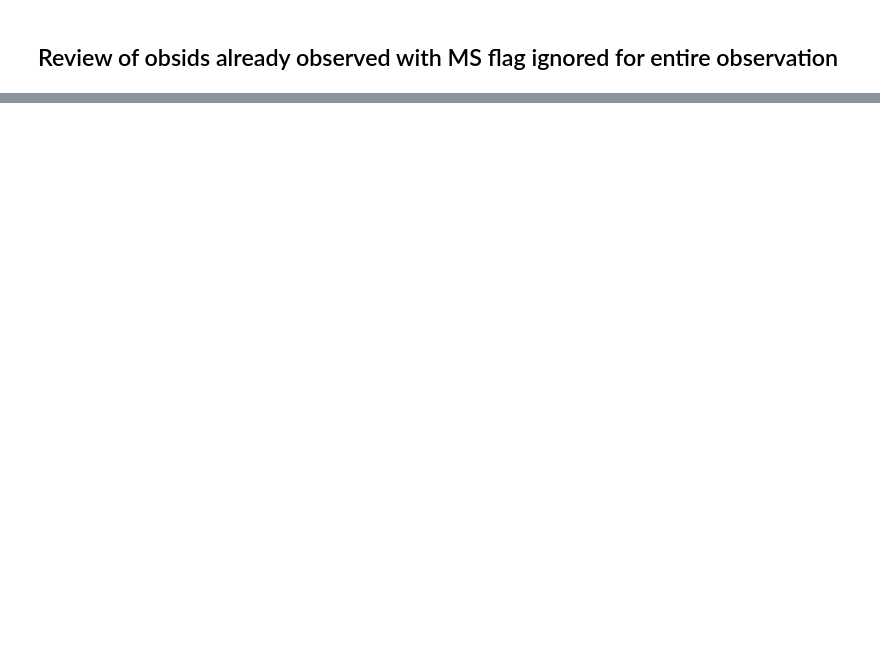
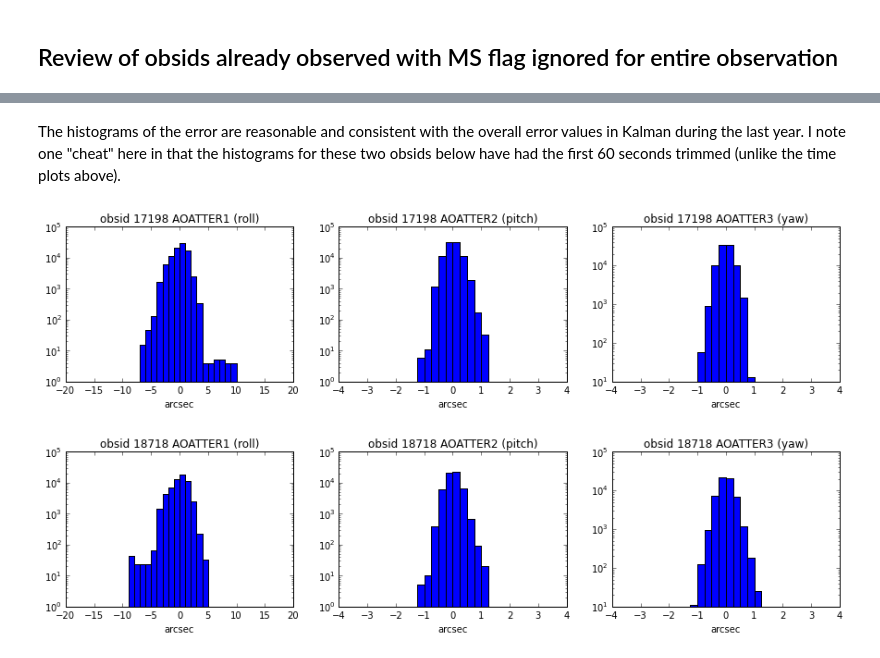
Before and after one commit to sot/aca_status_flags, a Jupyter notebook: ms_disable_in_guide_review.ipynb, the cells around one changed output, grey strips where cells are left out. Cells and saved outputs as stored; diff of their text form; code cells hidden in the pictures; blank space fills up the shorter version.

```diff
--- a/ms_disable_in_guide_review.ipynb
+++ b/ms_disable_in_guide_review.ipynb
@@ -42,12 +228,0 @@ for obsid in obsids:
-# %%
-for obsid in obsids:
-    manvr = events.manvrs.filter(obsid=obsid)[0]
-    obs = events.obsids.filter(obsid=obsid)[0]
-    att_msids = ['AOATTER1', 'AOATTER2', 'AOATTER3']
-    axis_label = ['roll', 'pitch', 'yaw']
-    obs_att_data = fetch.MSIDset(att_msids, manvr.kalman_start, obs.stop)
-    for msid, label in zip(att_msids, axis_label):
-        figure()
-        plot_cxctime(obs_att_data[msid].times, obs_att_data[msid].vals, 'b,')
-        title("{} {} ({})".format(obsid, msid, label))
-        ylabel("radians")
@@ -78,30 +228,0 @@ def get_combined_errs(slot_data, slots, flags):
-# %%
-msids = ['AOACIMS', 'AOACISP', 'AOACIIR', 'AOACFCT', 'AOACYAN', 'AOACZAN', 'AOACMAG']
-slots = [3, 4, 5, 6, 7]
-slot_msids = ['{}{}'.format(msid, slot) for slot in slots for msid in msids]
-for obsid in obsids:
-    manvr = events.manvrs.filter(obsid=obsid)[0]
-    obs = events.obsids.filter(obsid=obsid)[0]
-    slot_data = fetch.MSIDset(slot_msids, manvr.kalman_start, obs.stop)
-    # How many slots would be used in Kalman if respecting the MS flag
-    bad_sum_with_ms = get_combined_errs(slot_data, slots, ['AOACIMS', 'AOACIIR', 'AOACISP'])
-    # How many slots actually/expected in Kalman based only on flags and track status
-    bad_sum_no_ms = get_combined_errs(slot_data, slots, ['AOACIIR', 'AOACISP'])
-    figure()
-    plot(5 - bad_sum_with_ms)
-    title("{} {}".format(obsid, 'Expected Kalman stars if MS used'))
-    ylim(0,5)
-    figure()
-    plot(5 - bad_sum_no_ms)
-    title("{} {}".format(obsid, "Expected Kalman stars"))
-    ylim(0,5)
-    # This is largely consistent with what is actually seen in the KALSTR data
-    kalstr_data = fetch.Msid('AOKALSTR', manvr.kalman_start, obs.stop)
-    figure()
-    kalstr_data.plot()
-    ylim(ymin=0, ymax=5)
-    title("{} {}".format(obsid, "AOKALSTR"))
-    delta_kalstr = kalstr_data.vals.astype(int) - (5 - bad_sum_no_ms)
-    figure()
-    plot(delta_kalstr)
-    title("{} {}".format(obsid, "Observed - Expected N Kalman Stars"))
@@ -116,0 +229,8 @@ for obsid in obsids:
+# %% [markdown]
+The histograms of the error are reasonable and consistent with the overall error values in Kalman during the last year.  I note one "cheat" here in that the histograms for these two obsids below have had the first 60 seconds trimmed (unlike the time plots above).
+# %%
+for obsid in obsids:
+    plot_obs_err_hist(obsid)
+# %% [output]
+[figure, added]
+[figure, added]
```
Also changed, not shown: parts of 30 cells of this notebook.
